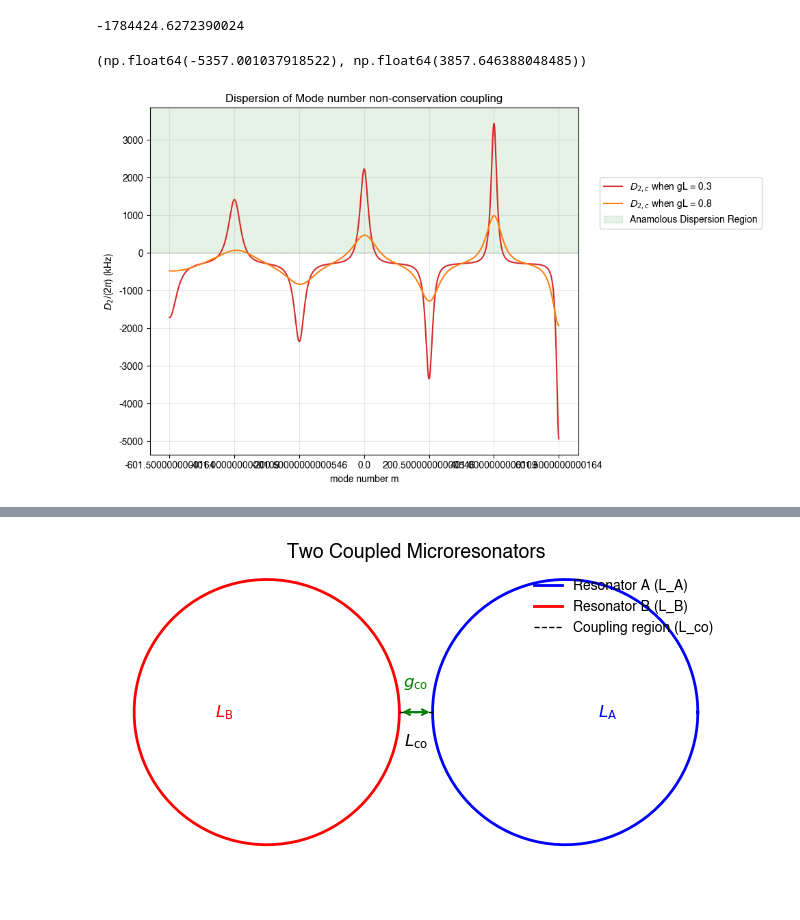
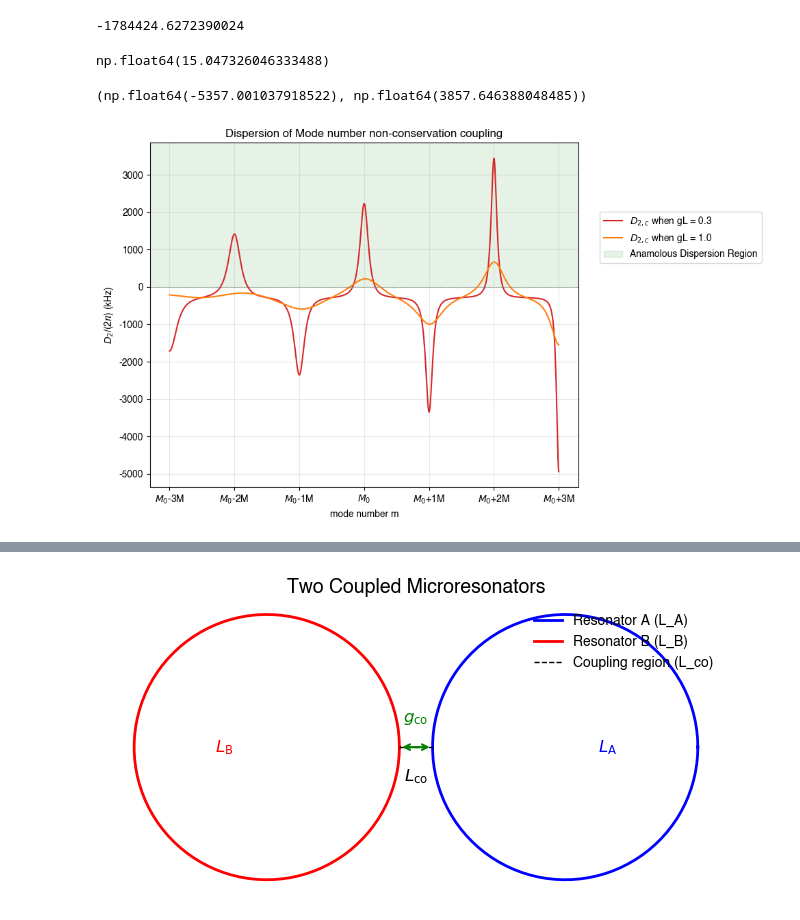
Before and after one commit to Harryxwh/SiNDispersionEngineering, a Jupyter notebook: 2D parallel rings.ipynb, the cells around one changed output, grey strips where cells are left out. Saved outputs shown, nothing was run; the diff lists cells and outputs as text; code cells hidden in the pictures.

```diff
--- a/2D parallel rings.ipynb
+++ b/2D parallel rings.ipynb
@@ -254,39 +271,46 @@ D_2o    = -284 *1e3 * 2*np.pi
 D_2o
 # %% [output]
 -1784424.6272390024
+# %%
+L1              = 0.3/g0
+D_small_couple  = Dispersion(m_arr_intp,D_ave,g_arr_intp,L1,epsilon)
+# Y_small_couple  = Dispersion(m_arr_intp,D_ave,1,L1,epsilon)
+L2              = 1/g0
+D_large_couple  = Dispersion(m_arr_intp,D_ave,g_arr_intp,L2,epsilon)
+# Y_large_couple  = Dispersion(m_arr_intp,D_ave,1,L2,epsilon)
+D_iso           = D_2o * np.ones(np.shape(m_arr_intp))
+
+AD_range = AD_range_func(m_arr_intp,D_large_couple+D_iso,
+         M = M, FSR = D_ave/(2*np.pi))
+AD_range
+# %% [output]
+np.float64(15.047326046333488)
 # %%
-L1              = 0.3/g0
-Y_small_couple  = Dispersion(m_arr_intp,D_ave,g_arr_intp,L1,epsilon)
-# Y_small_couple  = Dispersion(m_arr_intp,D_ave,1,L1,epsilon)
-L2              = 0.8/g0
-Y_large_couple  = Dispersion(m_arr_intp,D_ave,g_arr_intp,L2,epsilon)
-# Y_large_couple  = Dispersion(m_arr_intp,D_ave,1,L2,epsilon)
-Y_iso           = D_2o * np.ones(np.shape(m_arr_intp))
 # data_arr        = np.c_[Y_small_couple,Y_large_couple,Y_iso]
-data_arr        = np.c_[Y_small_couple+Y_iso,Y_large_couple+Y_iso]
+data_arr        = np.c_[D_small_couple+D_iso,D_large_couple+D_iso]
 data_label_arr = [r"$D_{2,c}$ when gL = "+"{:.1f}".format(L1*g0),
                   r"$D_{2,c}$ when gL = "+"{:.1f}".format(L2*g0),
                   r"$D_{2,o}$ (dispersion of uncoupled resonator)"]
 
 data_arr     = (np.c_[m_arr_intp,data_arr/1e3/(2*np.pi)],)
 linestyle_list = ["-"]*10
 xticks       = np.arange(-Max_M_idx,Max_M_idx+1)
 xtickslabels = [("$M_0$+" if xtick>0 else "$M_0$") + str(xtick) + "M"  for xtick in xticks]
 xtickslabels[int(len(xtickslabels)/2)] = "$M_0$"
 xticks       = np.arange(-Max_M_idx,Max_M_idx+1)*M
 yticks       = ticks_arr(data_arr)
 Plot_curve(data_arr,
             Y_legends=data_label_arr,
             X_label='mode number m',Y_label=r"$D_2$/(2$\pi$) (kHz)",
             title = "Dispersion of Mode number non-conservation coupling",
             marker_list=[""]*15,
             linestyle_list=linestyle_list,
             colors_list = ['tab:red']+['tab:orange']+['tab:blue']+['tab:green']*2+['black']*10,
             xticks=xticks, xtickslabel=xtickslabels,
             yticks = yticks,
-            ylim = -1, fill_color = True,
-            bbox_to_anchor=(1.05,0.8))
+            ylim = (), fill_color = True,
+            bbox_legend=(1.05,0.8))
 plt.ylim()
 # %% [output]
 (np.float64(-5357.001037918522), np.float64(3857.646388048485))
-[figure, old version]
+[figure, new version]
```
Also changed, not shown: parts of 9 cells of this notebook, 19 other files.
